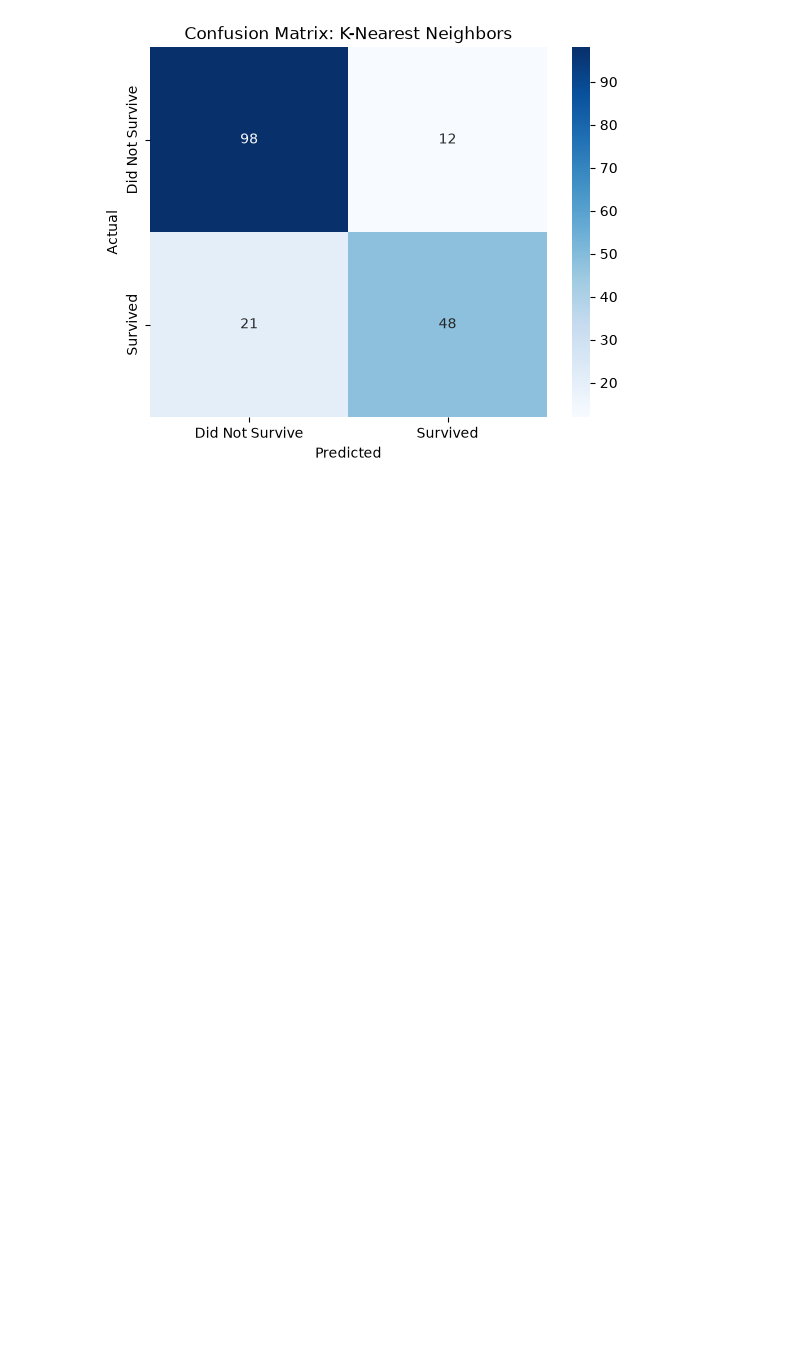
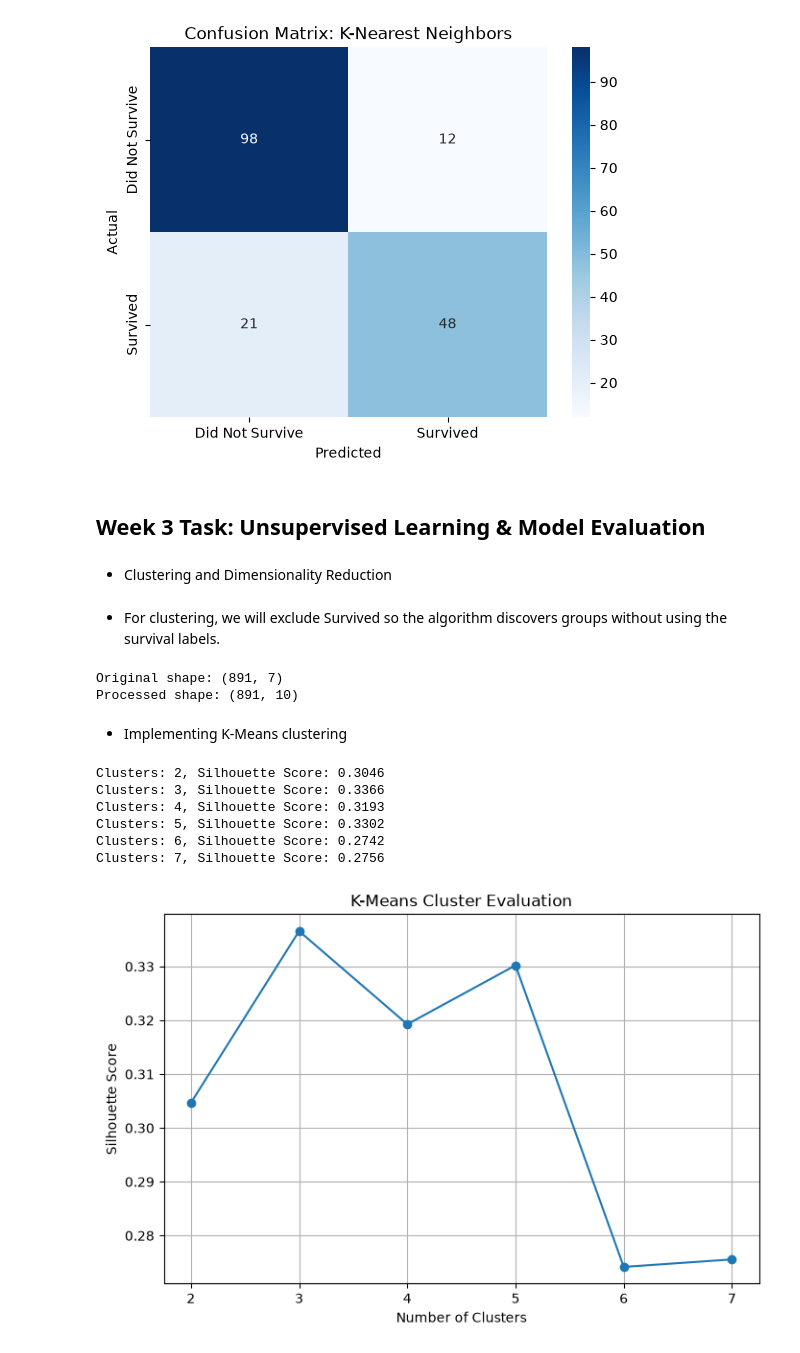
Before and after one commit to 31aykg/Titanic_ML_Preprocessing, a Jupyter notebook: titanic.ipynb, the cells around one changed output. Cells and saved outputs as stored; diff of their text form; code cells hidden in the pictures; blank space fills up the shorter version.

Commit message:
updated until Unsupervised Learning & Model Evaluation

```diff
--- a/titanic.ipynb
+++ b/titanic.ipynb
@@ -360,3 +360,80 @@ plt.title(f"Confusion Matrix: {best_model_name}")
 plt.show()
 # %% [output]
 [figure]
+# %% [markdown]
+## Week 3 Task: Unsupervised Learning & Model Evaluation
+# %% [markdown]
+- Clustering and Dimensionality Reduction
+# %% [markdown]
+- For clustering, we will exclude Survived so the algorithm discovers groups without using the survival labels.
+# %%
+from sklearn.compose import ColumnTransformer
+from sklearn.pipeline import Pipeline
+from sklearn.impute import SimpleImputer
+from sklearn.preprocessing import StandardScaler, OneHotEncoder
+
+# Select features for clustering
+numeric_features = ["Pclass", "Age", "SibSp", "Parch", "Fare"]
+categorical_features = ["Sex", "Embarked"]
+
+features = numeric_features + categorical_features
+
+X = df[features].copy()
+
+# Numerical preprocessing
+numeric_pipeline = Pipeline([("imputer", SimpleImputer(strategy="median")),("scaler", StandardScaler())])
+
+# Categorical preprocessing
+categorical_pipeline = Pipeline([("imputer", SimpleImputer(strategy="most_frequent")),("encoder", OneHotEncoder(handle_unknown="ignore"))])
+
+# Combine preprocessing steps
+preprocessor = ColumnTransformer([("num", numeric_pipeline, numeric_features),("cat", categorical_pipeline, categorical_features)])
+
+# Transform the data
+X_processed = preprocessor.fit_transform(X)
+
+print("Original shape:", X.shape)
+print("Processed shape:", X_processed.shape)
+# %% [output]
+Original shape: (891, 7)
+Processed shape: (891, 10)
+# %% [markdown]
+- Implementing K-Means clustering
+# %%
+from sklearn.cluster import KMeans
+from sklearn.metrics import silhouette_score
+
+# Try different cluster counts
+silhouette_scores = []
+
+for k in range(2, 8):
+    kmeans = KMeans(
+        n_clusters=k,
+        random_state=42,
+        n_init=10
+    )
+
+    labels = kmeans.fit_predict(X_processed)
+
+    score = silhouette_score(X_processed, labels)
+    silhouette_scores.append(score)
+
+    print(f"Clusters: {k}, Silhouette Score: {score:.4f}")
+
+# Plot the results
+plt.figure(figsize=(8, 5))
+plt.plot(range(2, 8), silhouette_scores, marker="o")
+plt.xlabel("Number of Clusters")
+plt.ylabel("Silhouette Score")
+plt.title("K-Means Cluster Evaluation")
+plt.xticks(range(2, 8))
+plt.grid(True)
+plt.show()
+# %% [output]
+Clusters: 2, Silhouette Score: 0.3046
+Clusters: 3, Silhouette Score: 0.3366
+Clusters: 4, Silhouette Score: 0.3193
+Clusters: 5, Silhouette Score: 0.3302
+Clusters: 6, Silhouette Score: 0.2742
+Clusters: 7, Silhouette Score: 0.2756
+[figure, added]
```
Also changed, not shown: parts of 22 cells of this notebook.
